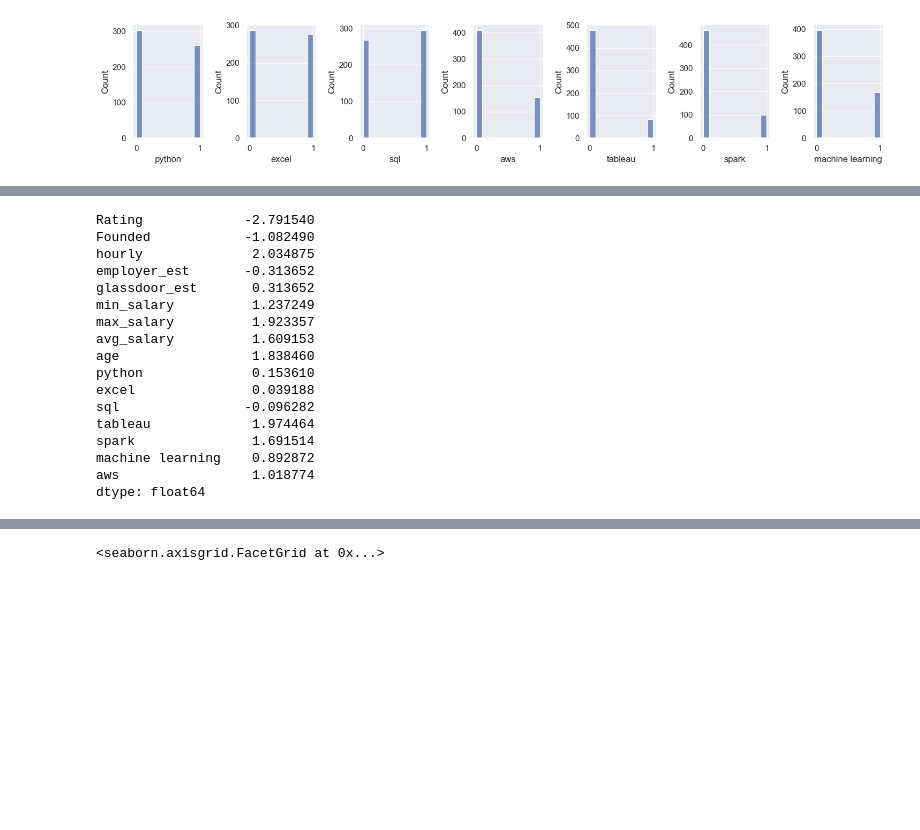
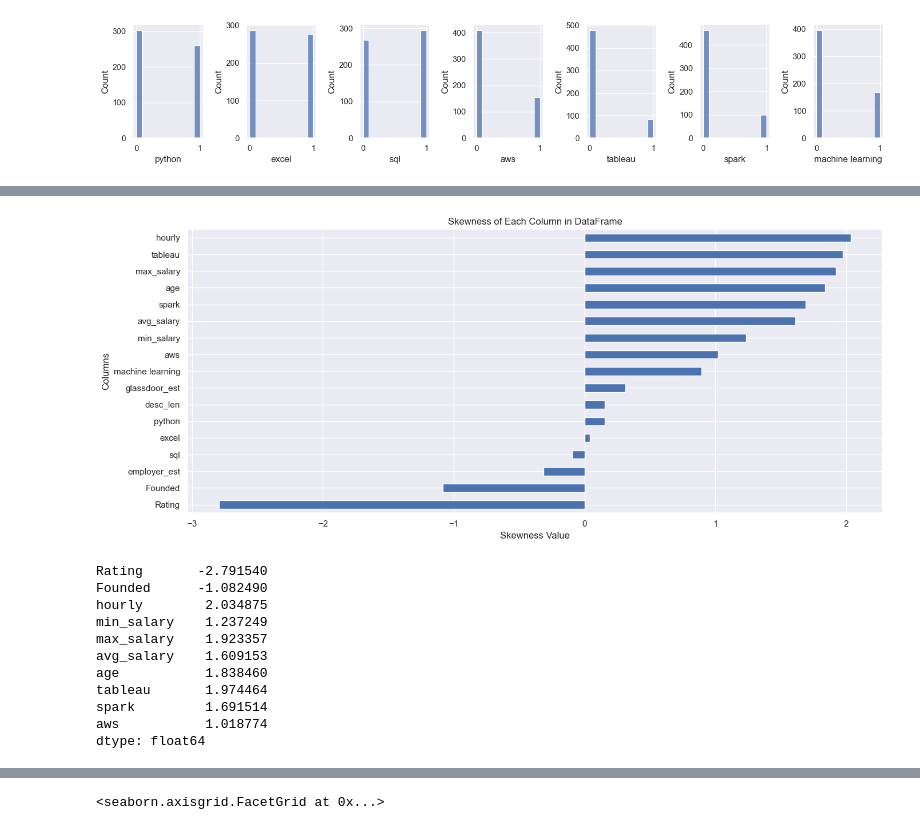
Before and after one commit to JuYinC/DataScience_Job, a Jupyter notebook: eda.ipynb, the cells around one changed output, grey strips where cells are left out. Cells and saved outputs as stored; diff of their text form; code cells hidden in the pictures; blank space fills up the shorter version.

Commit message:
organizing files and improving data_cleaning and eda

```diff
--- a/eda.ipynb
+++ b/eda.ipynb
@@ -216,23 +277,31 @@ sns.heatmap(df.corr(), ax=ax, annot=True, linewidths=0.05, fmt= '.2f',cmap="magm
-# %%
-# How skewed is each column
-df.skew()
-# %% [output]
-Rating             -2.791540
-Founded            -1.082490
-hourly              2.034875
-employer_est       -0.313652
-glassdoor_est       0.313652
-min_salary          1.237249
-max_salary          1.923357
-avg_salary          1.609153
-age                 1.838460
-python              0.153610
-excel               0.039188
-sql                -0.096282
-tableau             1.974464
-spark               1.691514
-machine learning    0.892872
-aws                 1.018774
-dtype: float64
+# %%
+# How skewed is each column
+skewness = df.skew()
+
+# 1. Visualization
+plt.figure(figsize=(14, 6))
+skewness.sort_values().plot(kind='barh')
+plt.title("Skewness of Each Column in DataFrame")
+plt.xlabel("Skewness Value")
+plt.ylabel("Columns")
+plt.tight_layout()
+plt.show()
+
+# 2. Highlight Extremes
+high_skew = skewness[skewness.abs() > 1]
+high_skew
+# %% [output]
+[figure, added]
+Rating       -2.791540
+Founded      -1.082490
+hourly        2.034875
+min_salary    1.237249
+max_salary    1.923357
+avg_salary    1.609153
+age           1.838460
+tableau       1.974464
+spark         1.691514
+aws           1.018774
+dtype: float64
 # %%
 # Look at a pairplot and see if anything stands out
```
Also changed, not shown: parts of 31 cells of this notebook, 5 other files.
